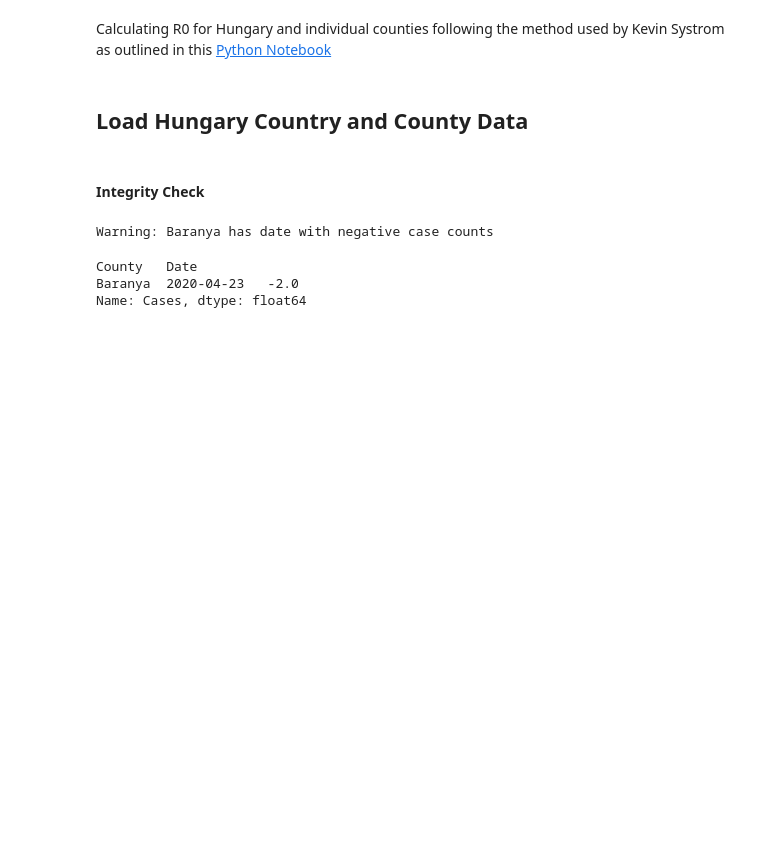
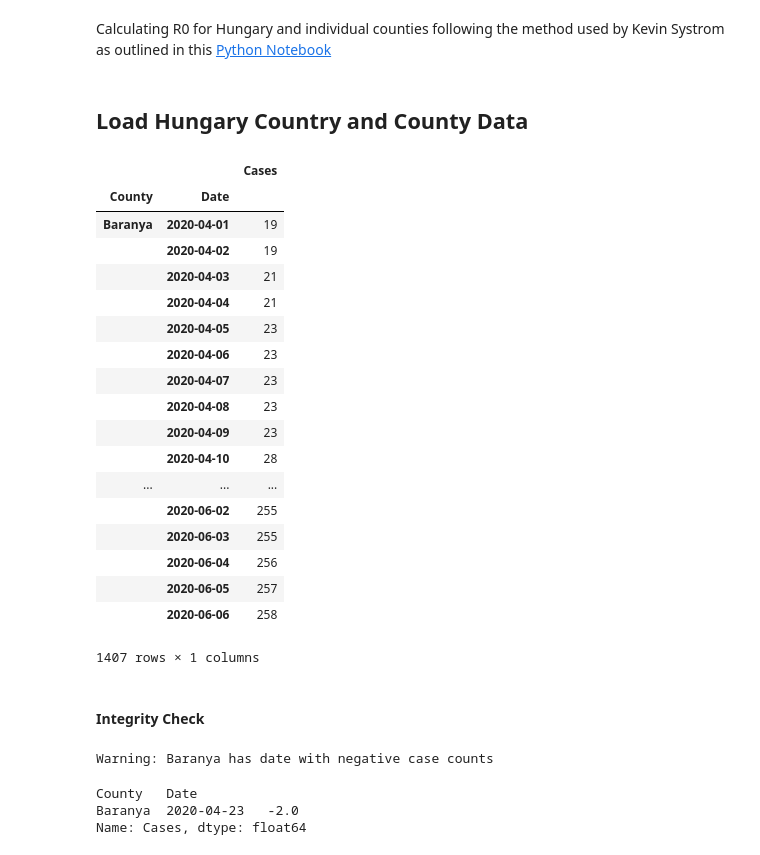
Before and after one commit to nickgon/Hungary-COVID19-Data, a Jupyter notebook: Hungary_R0_Calculation.ipynb, the cells around one changed output. Saved outputs shown, nothing was run; the diff lists cells and outputs as text; code cells hidden in the pictures; blank space fills up the shorter version.

```diff
--- a/Hungary_R0_Calculation.ipynb
+++ b/Hungary_R0_Calculation.ipynb
@@ -37,33 +38,55 @@ county_names = ['Budapest',
             'Heves',
             'Hajdú-Bihar',
             'Nógrád',
             'Jász-Nagykun-Szolnok',
             'Szabolcs-Szatmár-Bereg',
             'Bács-Kiskun',
             'Tolna',
             'Veszprém',
             'Somogy',
             'Komárom-Esztergom',
             'Győr-Moson-Sopron',
             'Vas',
             'Zala']
 
 url = 'https://raw.githubusercontent.com/nickgon/Hungary-COVID19-Data/master/Hungary_COVID19_data_by_county.csv'
 
 counties = pd.read_csv(url,
                      parse_dates=['Date'])
 
 # Add the total cases in Hungary for country level analysis
 counties['Hungary'] = counties.loc[:, county_names].sum(1)
 
 county_names.append('Hungary')
 
 counties = pd.melt(counties,
                    id_vars=['Date'],
                    value_vars= county_names,
                    var_name='County',
                    value_name='Cases')
 counties = counties.set_index(['County', 'Date']).sort_index()
+
+counties
+# %% [output]
+|  |  | Cases |
+| County | Date |  |
+| Baranya | 2020-04-01 | 19 |
+|  | 2020-04-02 | 19 |
+|  | 2020-04-03 | 21 |
+|  | 2020-04-04 | 21 |
+|  | 2020-04-05 | 23 |
+|  | 2020-04-06 | 23 |
+|  | 2020-04-07 | 23 |
+|  | 2020-04-08 | 23 |
+|  | 2020-04-09 | 23 |
+|  | 2020-04-10 | 28 |
+| ... | ... | ... |
+|  | 2020-06-02 | 255 |
+|  | 2020-06-03 | 255 |
+|  | 2020-06-04 | 256 |
+|  | 2020-06-05 | 257 |
+|  | 2020-06-06 | 258 |
+1407 rows × 1 columns
 # %% [markdown]
 #### Integrity Check
 # %%
```
Also changed, not shown: parts of 13 cells of this notebook, 5 other files.
